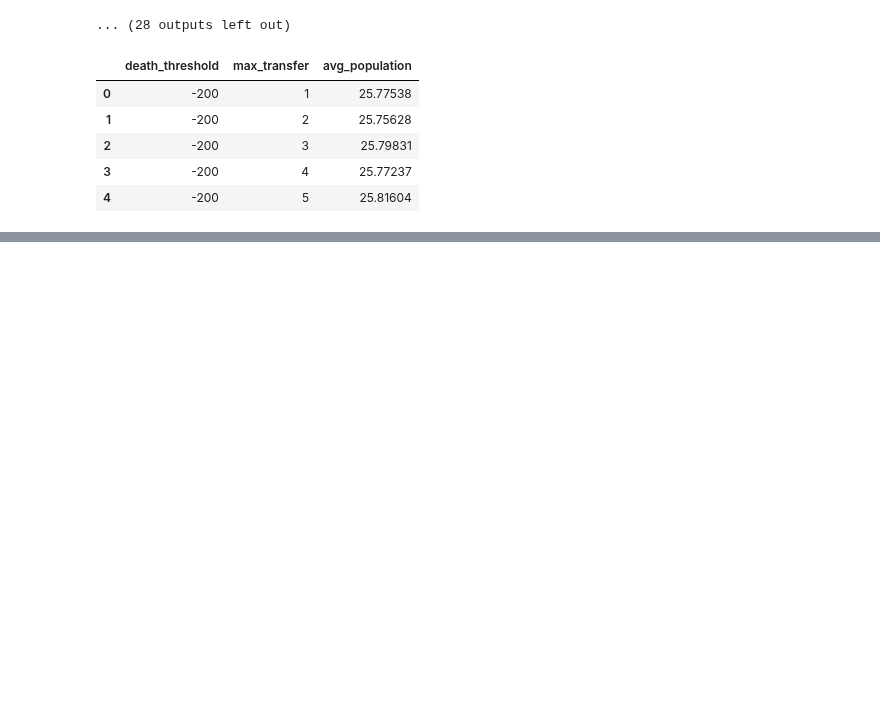
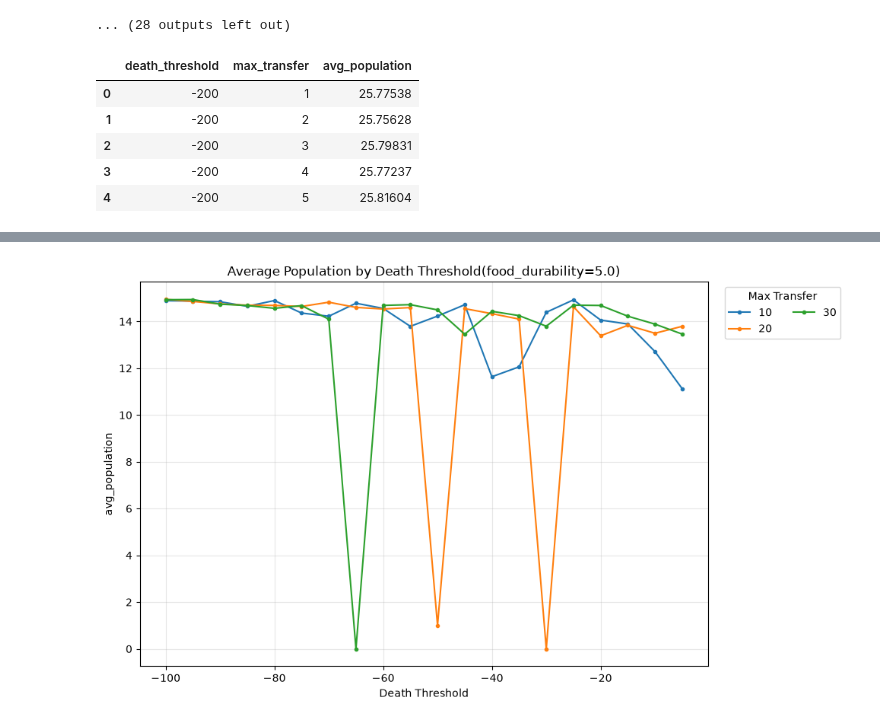
Before and after one commit to bcl-group/2703-nishimura-bachelor-thesis, a Jupyter notebook: project/notebooks/analysis.ipynb, the cells around one changed output, grey strips where cells are left out. Cells and saved outputs as stored; diff of their text form; code cells hidden in the pictures; blank space fills up the shorter version.

```diff
--- a/project/notebooks/analysis.ipynb
+++ b/project/notebooks/analysis.ipynb
@@ -126,0 +127,26 @@ plt.show()
+# %%
+# Average population by death threshold, with one line per maximum transfer.
+import pandas as pd
+import matplotlib.pyplot as plt
+
+population_df = pd.read_csv("../data/grid_search_results_food=5.0.csv")
+fig, ax = plt.subplots(figsize=(10, 6))
+for max_transfer, subset in population_df.groupby("max_transfer", sort=True):
+    subset = subset.sort_values("death_threshold")
+    ax.plot(
+        subset["death_threshold"],
+        subset["avg_population"],
+        marker="o",
+        markersize=3,
+        label=f"{max_transfer:g}",
+    )
+
+ax.set_xlabel("Death Threshold")
+ax.set_ylabel("avg_population")
+ax.set_title("Average Population by Death Threshold(food_durability=5.0)")
+ax.grid(True, alpha=0.3)
+ax.legend(title="Max Transfer", bbox_to_anchor=(1.02, 1), loc="upper left", ncol=2)
+fig.tight_layout()
+plt.show()
+# %% [output]
+[figure, added]
```
Also changed, not shown: parts of 3 cells of this notebook, 3 other files.
